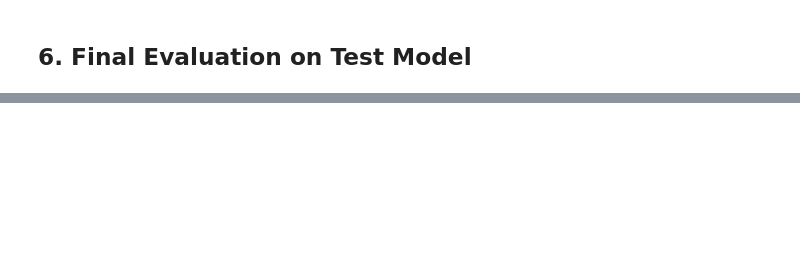
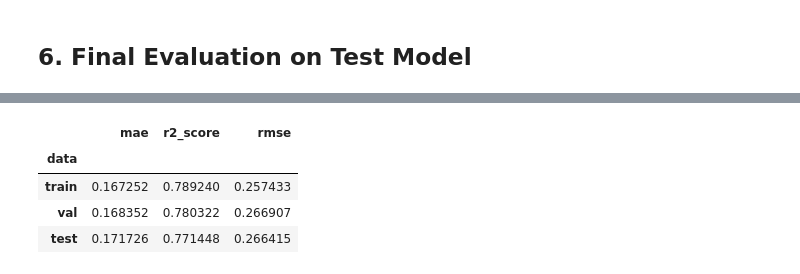
Before and after one commit to rishabhpancholi/house-price-prediction-ml-project, a Jupyter notebook: notebooks/model_training.ipynb, the cells around one changed output, grey strips where cells are left out. Saved outputs shown, nothing was run; the diff lists cells and outputs as text; code cells hidden in the pictures; blank space fills up the shorter version.

```diff
--- a/notebooks/model_training.ipynb
+++ b/notebooks/model_training.ipynb
@@ -1262,0 +1078,66 @@ results_df
+# %%
+# MAE Optimized
+regressor = GradientBoostingRegressor(
+    learning_rate = 0.061888747853050124,
+    max_depth = 5,
+    max_features = 'sqrt',
+    min_samples_split = 10,
+    n_estimators = 249,
+    subsample = 0.6249467246846266
+)
+
+transformer = FunctionTransformer(
+                    func = np.log,
+                    inverse_func = np.exp
+                )
+
+model_pipeline_2 = Pipeline(steps=[
+                ("feature_preprocessor",feature_preprocessor),
+                ("drop_correlated",SmartCorrelatedSelection(
+                    threshold = 0.5291731839638032,
+                    selection_method = 'model_performance',
+                    estimator = DecisionTreeRegressor(),
+                    scoring = 'r2'
+                )),
+                ("feature_selector",SelectBySingleFeaturePerformance(
+                    estimator = DecisionTreeRegressor(),
+                    scoring = 'r2',
+                    threshold = 0.03591298614899886)
+                ),
+                ("model", TransformedTargetRegressor(
+                    regressor=regressor,
+                    transformer=transformer
+                ))
+            ])
+
+model_pipeline_2.fit(X_train,y_train)
+y_train_pred = model_pipeline_2.predict(X_train)
+y_val_pred = model_pipeline_2.predict(X_val)
+y_test_pred = model_pipeline_2.predict(X_test)
+
+train_mae = mean_absolute_error(y_train,y_train_pred)
+val_mae = mean_absolute_error(y_val,y_val_pred)
+test_mae = mean_absolute_error(y_test,y_test_pred)
+
+train_r2 = r2_score(y_train,y_train_pred)
+val_r2 = r2_score(y_val,y_val_pred)
+test_r2 = r2_score(y_test,y_test_pred)
+
+train_rmse = root_mean_squared_error(y_train,y_train_pred)
+val_rmse = root_mean_squared_error(y_val,y_val_pred)
+test_rmse = root_mean_squared_error(y_test,y_test_pred)
+
+results_df = pd.DataFrame({
+                            "data": ["train","val","test"],
+                            "mae": [train_mae,val_mae,test_mae],
+                            "r2_score": [train_r2,val_r2,test_r2],
+                            "rmse": [train_rmse,val_rmse,test_rmse]
+}).set_index("data")
+
+results_df
+# %% [output]
+|  | mae | r2_score | rmse |
+| data |  |  |  |
+| train | 0.167252 | 0.789240 | 0.257433 |
+| val | 0.168352 | 0.780322 | 0.266907 |
+| test | 0.171726 | 0.771448 | 0.266415 |
```
Also changed, not shown: parts of 15 cells of this notebook.
